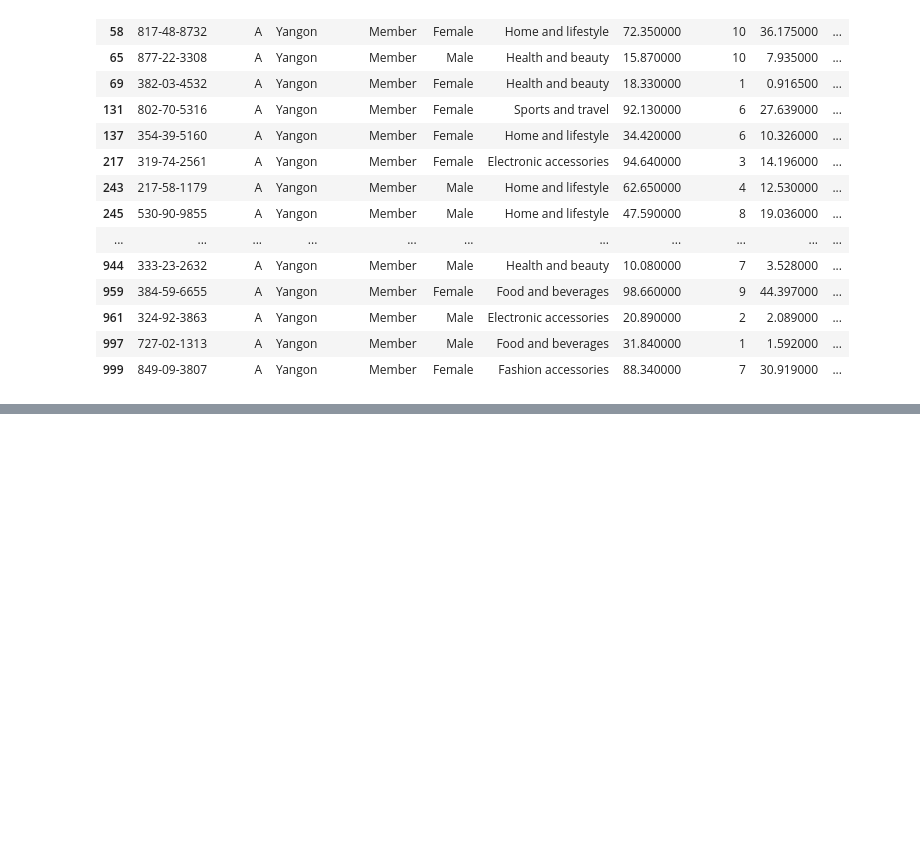
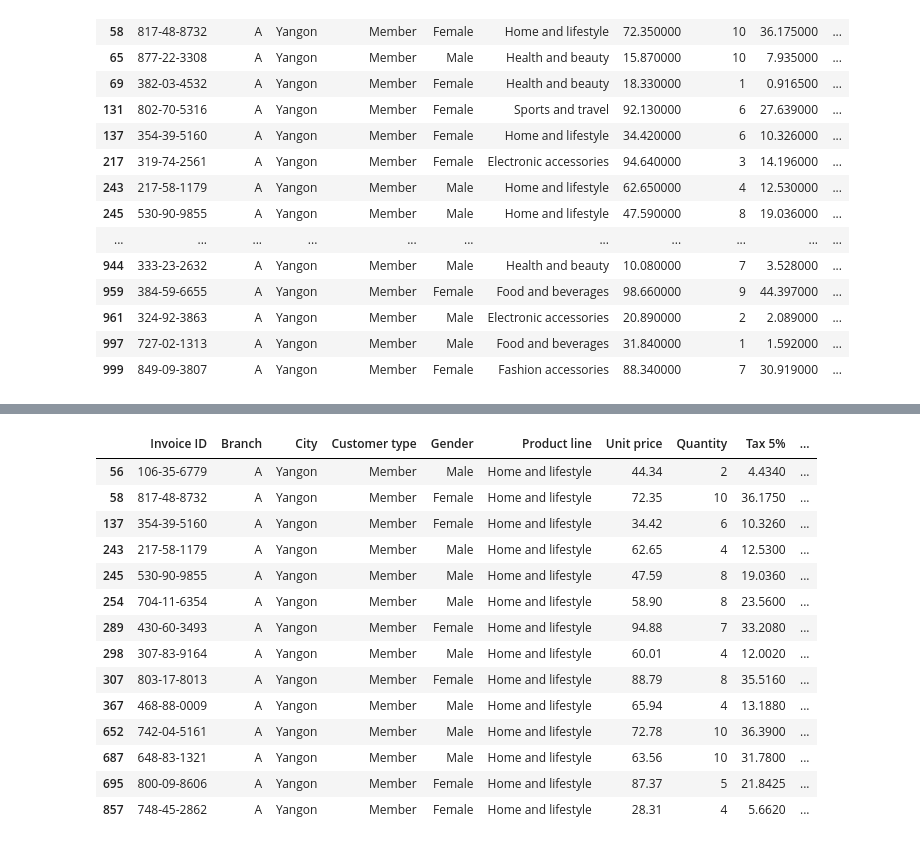
Before and after one commit to sledhead/python_core_test, a Jupyter notebook: pandas_condition.ipynb, the cells around one changed output, grey strips where cells are left out. Drawn from its saved outputs; the diff is of its cells as text; code cells hidden in the pictures; blank space fills up the shorter version.

```diff
--- a/pandas_condition.ipynb
+++ b/pandas_condition.ipynb
@@ -126,0 +202,19 @@ df_sub.style.apply(lambda x: ['background:red' if x < 5.5 else 'background:green
+# %%
+df_smaller = df_sub[df_sub['Product line'] == 'Home and lifestyle']
+df_smaller
+# %% [output]
+|  | Invoice ID | Branch | City | Customer type | Gender | Product line | Unit price | Quantity | Tax 5% | ... |
+| 56 | 106-35-6779 | A | Yangon | Member | Male | Home and lifestyle | 44.34 | 2 | 4.4340 | ... |
+| 58 | 817-48-8732 | A | Yangon | Member | Female | Home and lifestyle | 72.35 | 10 | 36.1750 | ... |
+| 137 | 354-39-5160 | A | Yangon | Member | Female | Home and lifestyle | 34.42 | 6 | 10.3260 | ... |
+| 243 | 217-58-1179 | A | Yangon | Member | Male | Home and lifestyle | 62.65 | 4 | 12.5300 | ... |
+| 245 | 530-90-9855 | A | Yangon | Member | Male | Home and lifestyle | 47.59 | 8 | 19.0360 | ... |
+| 254 | 704-11-6354 | A | Yangon | Member | Male | Home and lifestyle | 58.90 | 8 | 23.5600 | ... |
+| 289 | 430-60-3493 | A | Yangon | Member | Female | Home and lifestyle | 94.88 | 7 | 33.2080 | ... |
+| 298 | 307-83-9164 | A | Yangon | Member | Male | Home and lifestyle | 60.01 | 4 | 12.0020 | ... |
+| 307 | 803-17-8013 | A | Yangon | Member | Female | Home and lifestyle | 88.79 | 8 | 35.5160 | ... |
+| 367 | 468-88-0009 | A | Yangon | Member | Male | Home and lifestyle | 65.94 | 4 | 13.1880 | ... |
+| 652 | 742-04-5161 | A | Yangon | Member | Male | Home and lifestyle | 72.78 | 10 | 36.3900 | ... |
+| 687 | 648-83-1321 | A | Yangon | Member | Male | Home and lifestyle | 63.56 | 10 | 31.7800 | ... |
+| 695 | 800-09-8606 | A | Yangon | Member | Female | Home and lifestyle | 87.37 | 5 | 21.8425 | ... |
+| 857 | 748-45-2862 | A | Yangon | Member | Female | Home and lifestyle | 28.31 | 4 | 5.6620 | ... |
```
Also changed, not shown: parts of 10 cells of this notebook.
